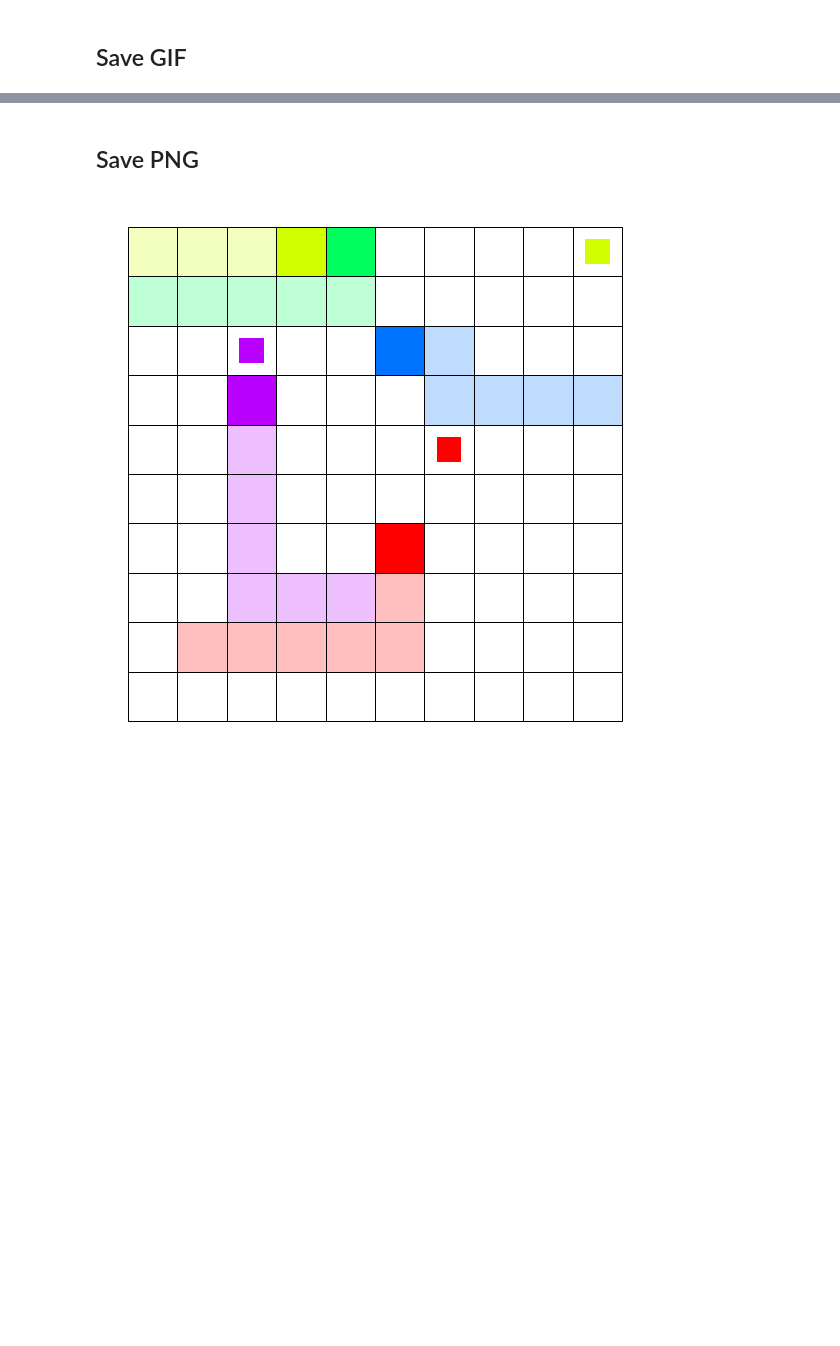
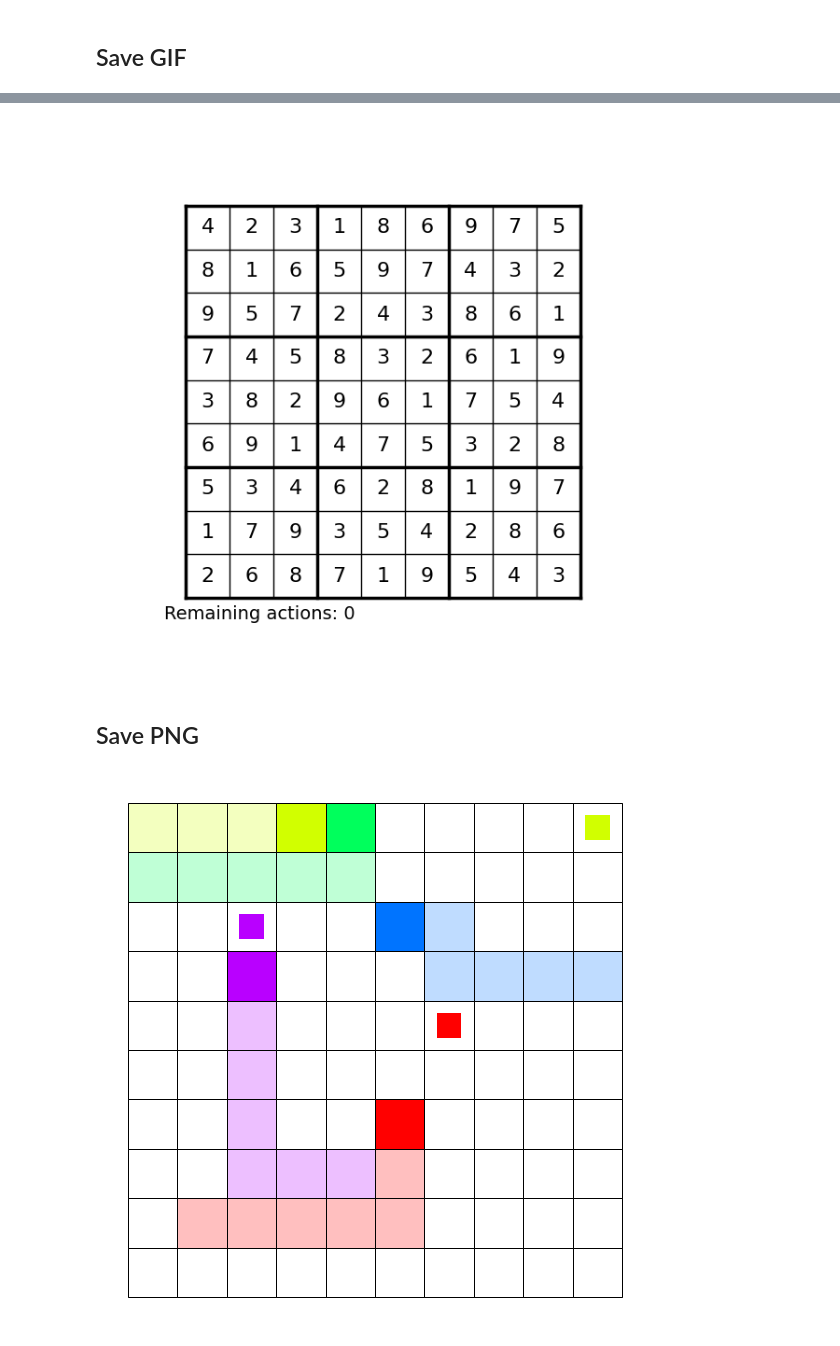
Before and after one commit to instadeepai/jumanji, a Jupyter notebook: examples/load_checkpoints.ipynb, the cells around one changed output, grey strips where cells are left out. Saved outputs shown, nothing was run; the diff lists cells and outputs as text; code cells hidden in the pictures; blank space fills up the shorter version.

```diff
--- a/examples/load_checkpoints.ipynb
+++ b/examples/load_checkpoints.ipynb
@@ -50,5 +73,7 @@ for episode in range(NUM_EPISODES):
 # %%
-env.animate(states, interval=150).save("./connector.gif")
+env.animate(states, interval=150).save("./sudoku.gif")
+# %% [output]
+[figure, added]
 # %% [markdown]
 ## Save PNG
 # %%
```
Also changed, not shown: parts of 5 cells of this notebook, 5 other files.
